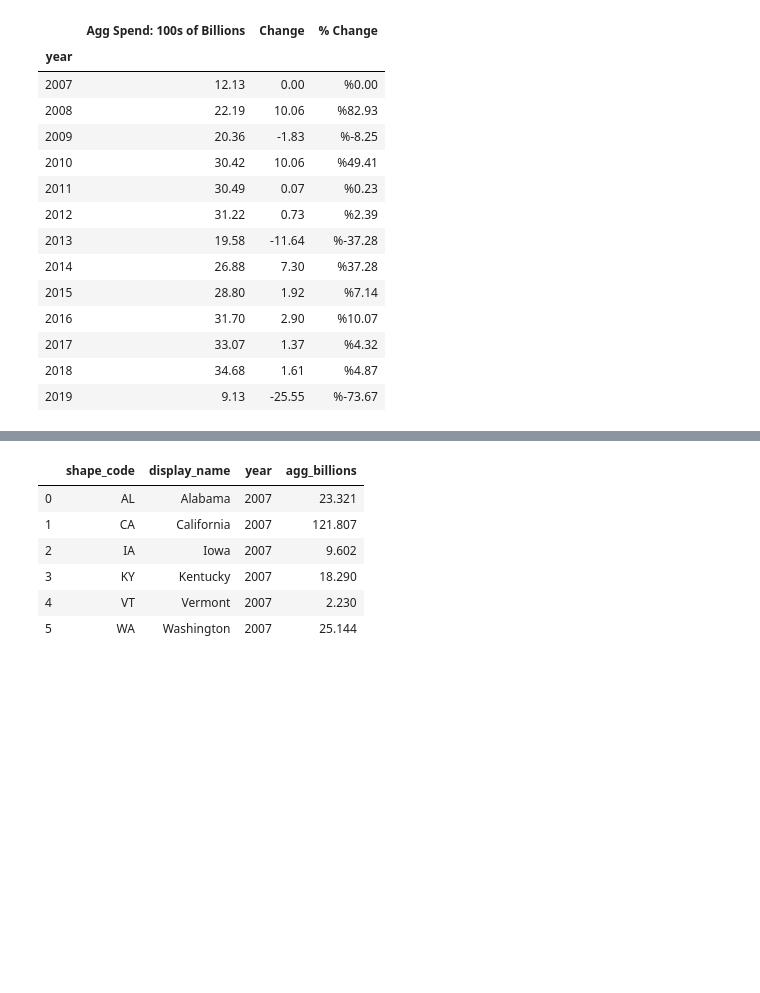
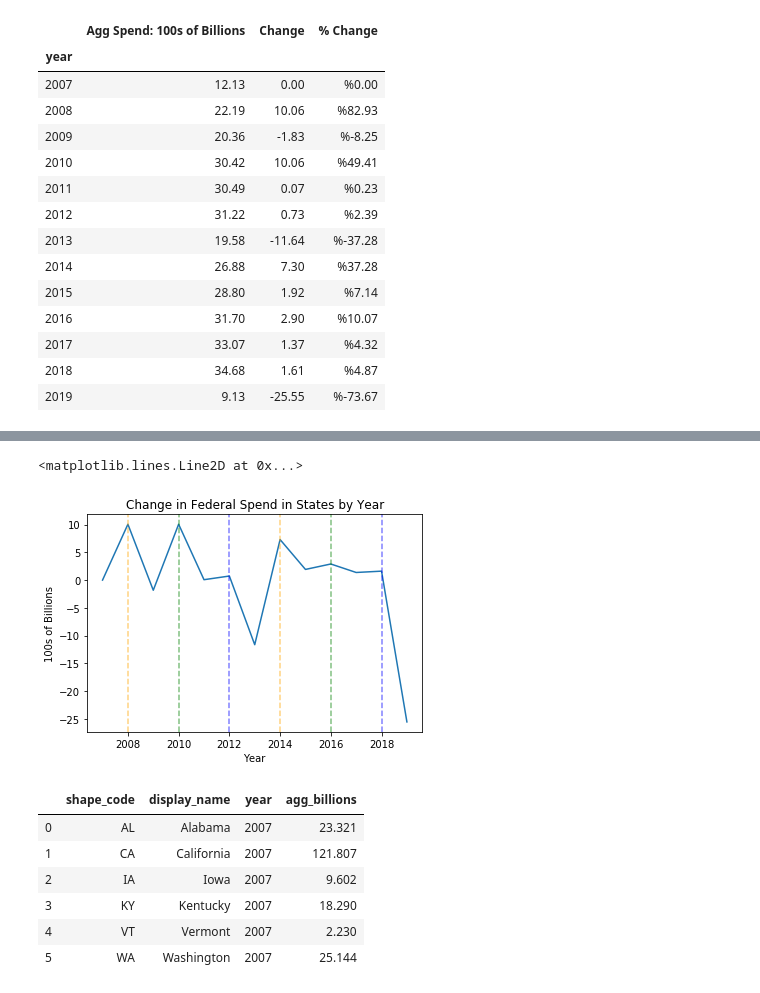
Before and after one commit to lukelukens/list_of_dicts, a Jupyter notebook: Spending_API.ipynb, the cells around one changed output, grey strips where cells are left out. Drawn from its saved outputs; the diff is of its cells as text; code cells hidden in the pictures; blank space fills up the shorter version.

```diff
--- a/Spending_API.ipynb
+++ b/Spending_API.ipynb
@@ -169,3 +309,18 @@ fed_spend
+# %%
+# Plotting CHANGE in Fed Spend/State/Year
+plt.plot(fed_spend["Change"])
+plt.title("Change in Federal Spend in States by Year")
+plt.ylabel("100s of Billions")
+plt.xlabel("Year")
+plt.axvline(x=2008, color="orange", alpha=.50, linestyle="--") #adds vertical lines according to class/election years
+plt.axvline(x=2010, color="green", alpha=.50, linestyle="--")
+plt.axvline(x=2012, color="blue", alpha=.50, linestyle="--")
+plt.axvline(x=2014, color="orange", alpha=.50, linestyle="--")
+plt.axvline(x=2016, color="green", alpha=.50, linestyle="--")
+plt.axvline(x=2018, color="blue", alpha=.50, linestyle="--")
+# %% [output]
+<matplotlib.lines.Line2D at 0x...>
+[figure, added]
 # %%
 ################# Call-Out States #################
 
```
Also changed, not shown: parts of 13 cells of this notebook.
